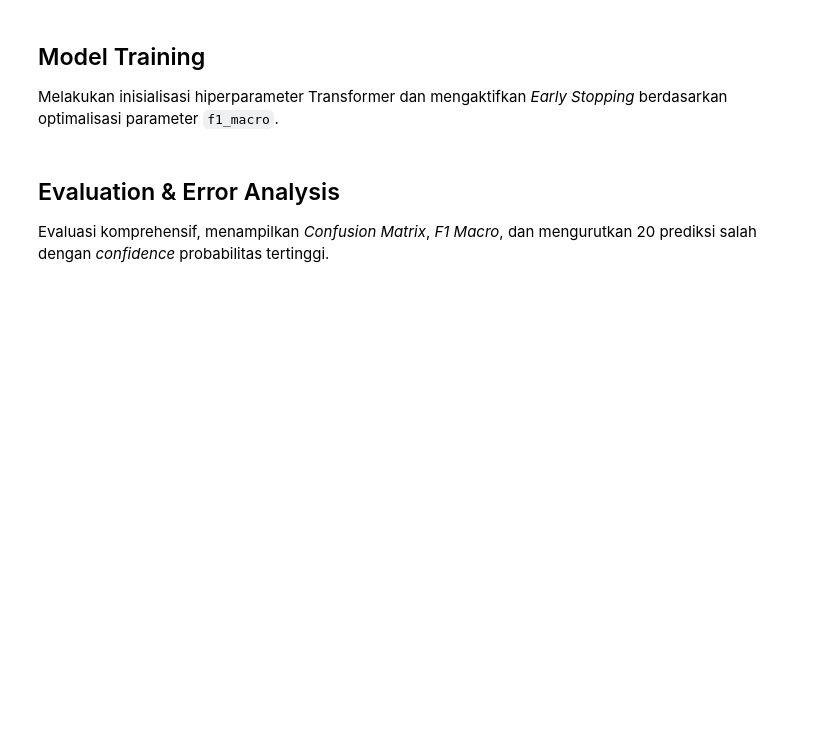
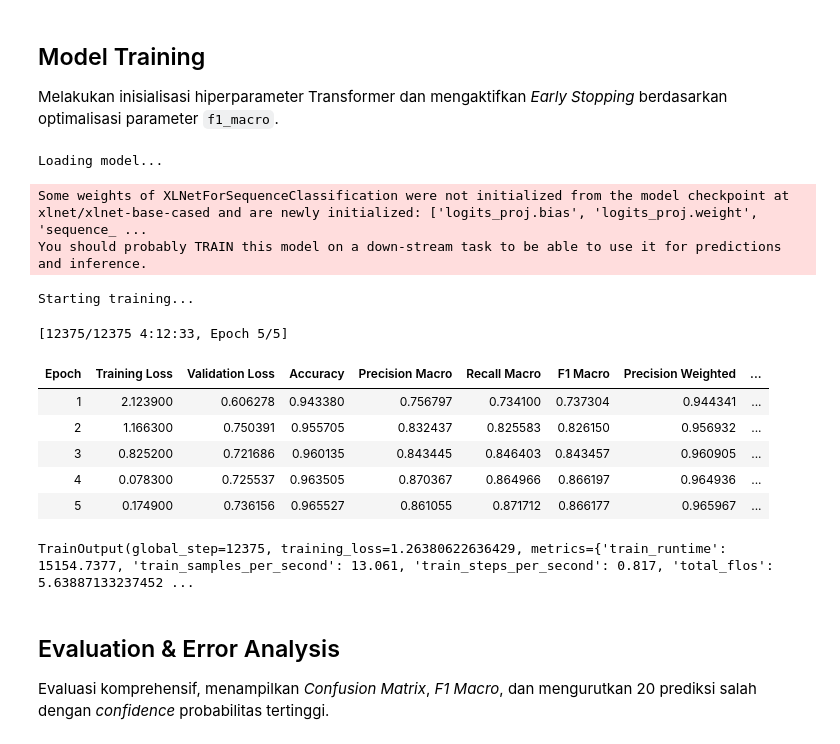
Before and after one commit to DeanFebrio/AOL_TextMining_FakeNewsDetection, a Jupyter notebook: xlnet.ipynb, the cells around one changed output. Drawn from its saved outputs; the diff is of its cells as text; code cells hidden in the pictures; blank space fills up the shorter version.

Commit message:
xlnet run

```diff
--- a/xlnet.ipynb
+++ b/xlnet.ipynb
@@ -224,43 +261,56 @@ from transformers import AutoModelForSequenceClassification, TrainingArguments,
 
 print("Loading model...")
 num_labels = len(le.classes_)
-model = AutoModelForSequenceClassification.from_pretrained(MODEL_NAME, num_labels=num_labels)
+model = AutoModelForSequenceClassification.from_pretrained(MODEL_NAME, num_labels=num_labels, use_safetensors=True)
 
 # HF Compute Metrics
 def compute_metrics_hf(pred):
     labels = pred.label_ids
     preds = pred.predictions.argmax(-1)
     return evaluate_metrics(labels, preds)
 
 training_args = TrainingArguments(
     output_dir=OUTPUT_DIR,
     num_train_epochs=5,
     learning_rate=2e-5,
-    per_device_train_batch_size=16,
-    per_device_eval_batch_size=16,
+    per_device_train_batch_size=2,
+    per_device_eval_batch_size=8,
     weight_decay=0.01,
     warmup_ratio=0.1,
-    gradient_accumulation_steps=1,
+    gradient_accumulation_steps=8,
     fp16=torch.cuda.is_available(),
     eval_strategy="epoch",  # For latest HF transformers version
     save_strategy="epoch",
     metric_for_best_model="f1_macro",
     load_best_model_at_end=True,
     logging_dir=os.path.join(OUTPUT_DIR, 'logs'),
     logging_steps=100
 )
 
 trainer = WeightedLossTrainer(
     model=model,
     args=training_args,
     train_dataset=train_dataset,
     eval_dataset=val_dataset,
     compute_metrics=compute_metrics_hf,
     callbacks=[EarlyStoppingCallback(early_stopping_patience=2)]
 )
 
 print("Starting training...")
 trainer.train()
+# %% [output]
+Loading model...
+Some weights of XLNetForSequenceClassification were not initialized from the model checkpoint at xlnet/xlnet-base-cased and are newly initialized: ['logits_proj.bias', 'logits_proj.weight', 'sequence_ ...
+You should probably TRAIN this model on a down-stream task to be able to use it for predictions and inference.
+Starting training...
+[12375/12375 4:12:33, Epoch 5/5]
+| Epoch | Training Loss | Validation Loss | Accuracy | Precision Macro | Recall Macro | F1 Macro | Precision Weighted | ... |
+| 1 | 2.123900 | 0.606278 | 0.943380 | 0.756797 | 0.734100 | 0.737304 | 0.944341 | ... |
+| 2 | 1.166300 | 0.750391 | 0.955705 | 0.832437 | 0.825583 | 0.826150 | 0.956932 | ... |
+| 3 | 0.825200 | 0.721686 | 0.960135 | 0.843445 | 0.846403 | 0.843457 | 0.960905 | ... |
+| 4 | 0.078300 | 0.725537 | 0.963505 | 0.870367 | 0.864966 | 0.866197 | 0.964936 | ... |
+| 5 | 0.174900 | 0.736156 | 0.965527 | 0.861055 | 0.871712 | 0.866177 | 0.965967 | ... |
+TrainOutput(global_step=12375, training_loss=1.26380622636429, metrics={'train_runtime': 15154.7377, 'train_samples_per_second': 13.061, 'train_steps_per_second': 0.817, 'total_flos': 5.63887133237452 ...
 # %% [markdown]
 ## Evaluation & Error Analysis
 Evaluasi komprehensif, menampilkan *Confusion Matrix*, *F1 Macro*, dan mengurutkan 20 prediksi salah dengan *confidence* probabilitas tertinggi.
```
Also changed, not shown: parts of 8 cells of this notebook.
